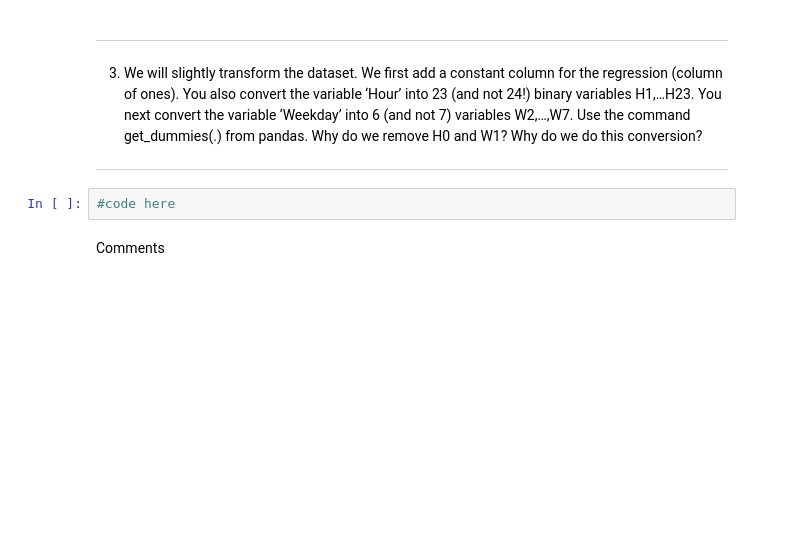
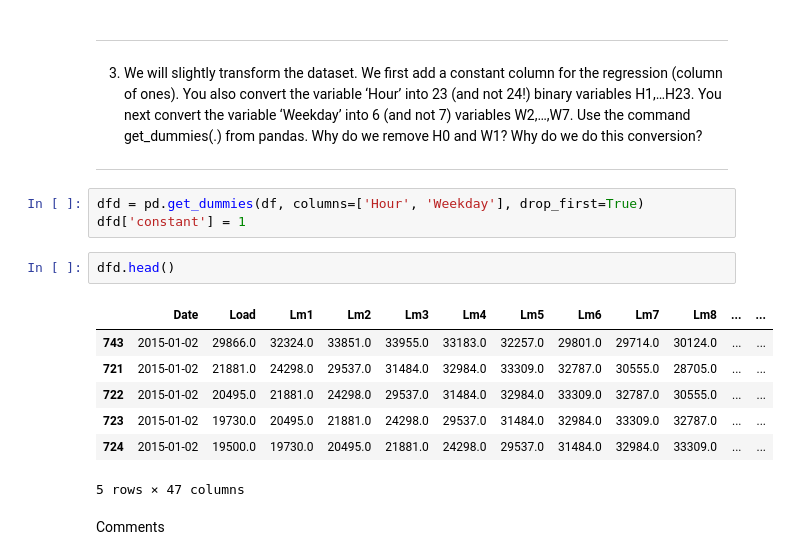
Before and after one commit to Emilevillette/LEPL1109-Hackatons, a Jupyter notebook: Hackaton 2/hackathon2_without_code.ipynb, the cells around one changed output. Saved outputs shown, nothing was run; the diff lists cells and outputs as text; blank space fills up the shorter version.

```diff
--- a/Hackaton 2/hackathon2_without_code.ipynb
+++ b/Hackaton 2/hackathon2_without_code.ipynb
@@ -130,8 +131,19 @@ Comments
 3) We will slightly transform the dataset. We first add a constant column for the regression (column of ones). You also convert the variable ‘Hour’ into 23 (and not 24!) binary variables H1,…H23. You next convert the variable ‘Weekday’ into 6 (and not 7) variables W2,…,W7. Use the command get_dummies(.) from pandas. Why do we remove H0 and W1? Why do we do this conversion?
 
 ---
-# %%
-#code here
+# %%
+dfd = pd.get_dummies(df, columns=['Hour', 'Weekday'], drop_first=True)
+dfd['constant'] = 1
+# %%
+dfd.head()
+# %% [output]
+|  | Date | Load | Lm1 | Lm2 | Lm3 | Lm4 | Lm5 | Lm6 | Lm7 | Lm8 | ... | ... |
+| 743 | 2015-01-02 | 29866.0 | 32324.0 | 33851.0 | 33955.0 | 33183.0 | 32257.0 | 29801.0 | 29714.0 | 30124.0 | ... | ... |
+| 721 | 2015-01-02 | 21881.0 | 24298.0 | 29537.0 | 31484.0 | 32984.0 | 33309.0 | 32787.0 | 30555.0 | 28705.0 | ... | ... |
+| 722 | 2015-01-02 | 20495.0 | 21881.0 | 24298.0 | 29537.0 | 31484.0 | 32984.0 | 33309.0 | 32787.0 | 30555.0 | ... | ... |
+| 723 | 2015-01-02 | 19730.0 | 20495.0 | 21881.0 | 24298.0 | 29537.0 | 31484.0 | 32984.0 | 33309.0 | 32787.0 | ... | ... |
+| 724 | 2015-01-02 | 19500.0 | 19730.0 | 20495.0 | 21881.0 | 24298.0 | 29537.0 | 31484.0 | 32984.0 | 33309.0 | ... | ... |
+5 rows × 47 columns
 # %% [markdown]
 Comments
 # %% [markdown]
```
Also changed, not shown: parts of 12 cells of this notebook.
